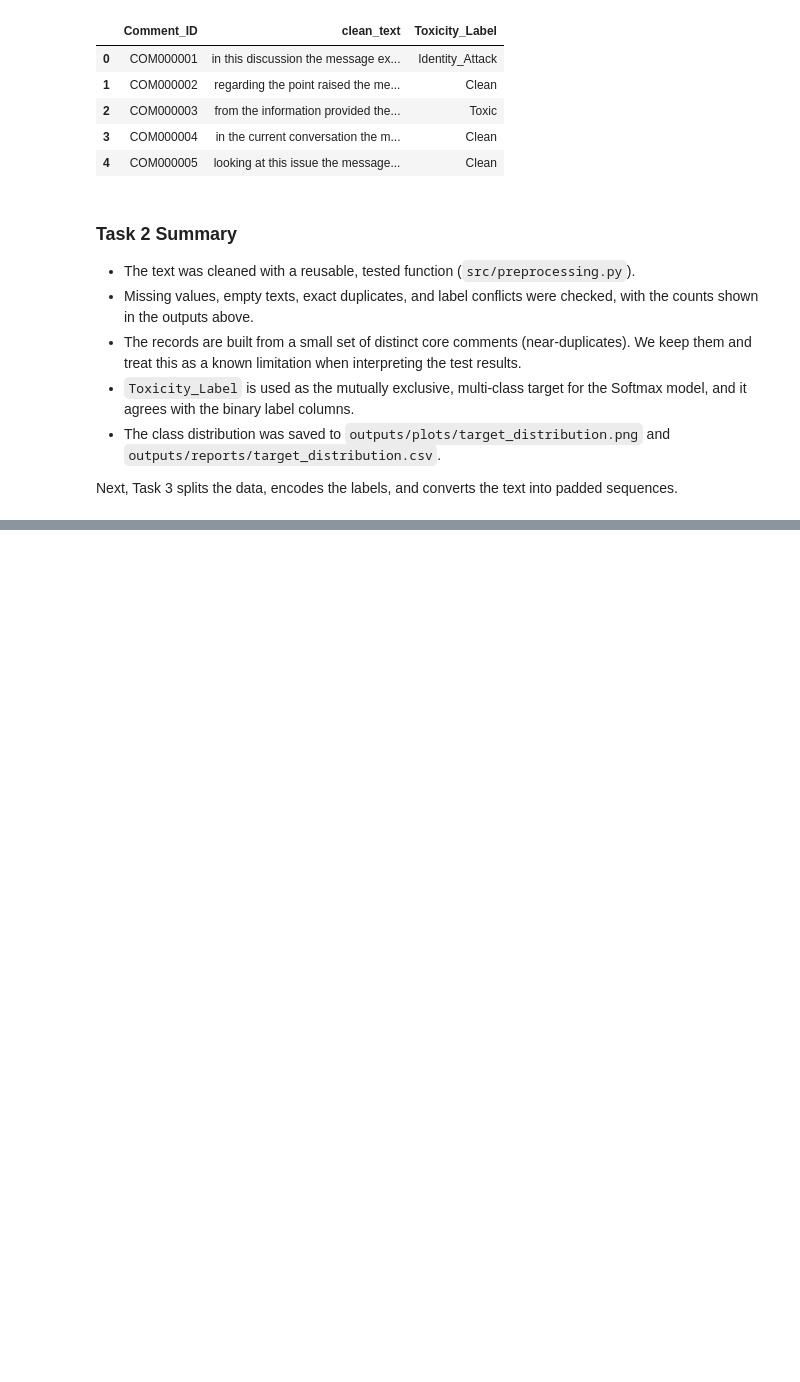
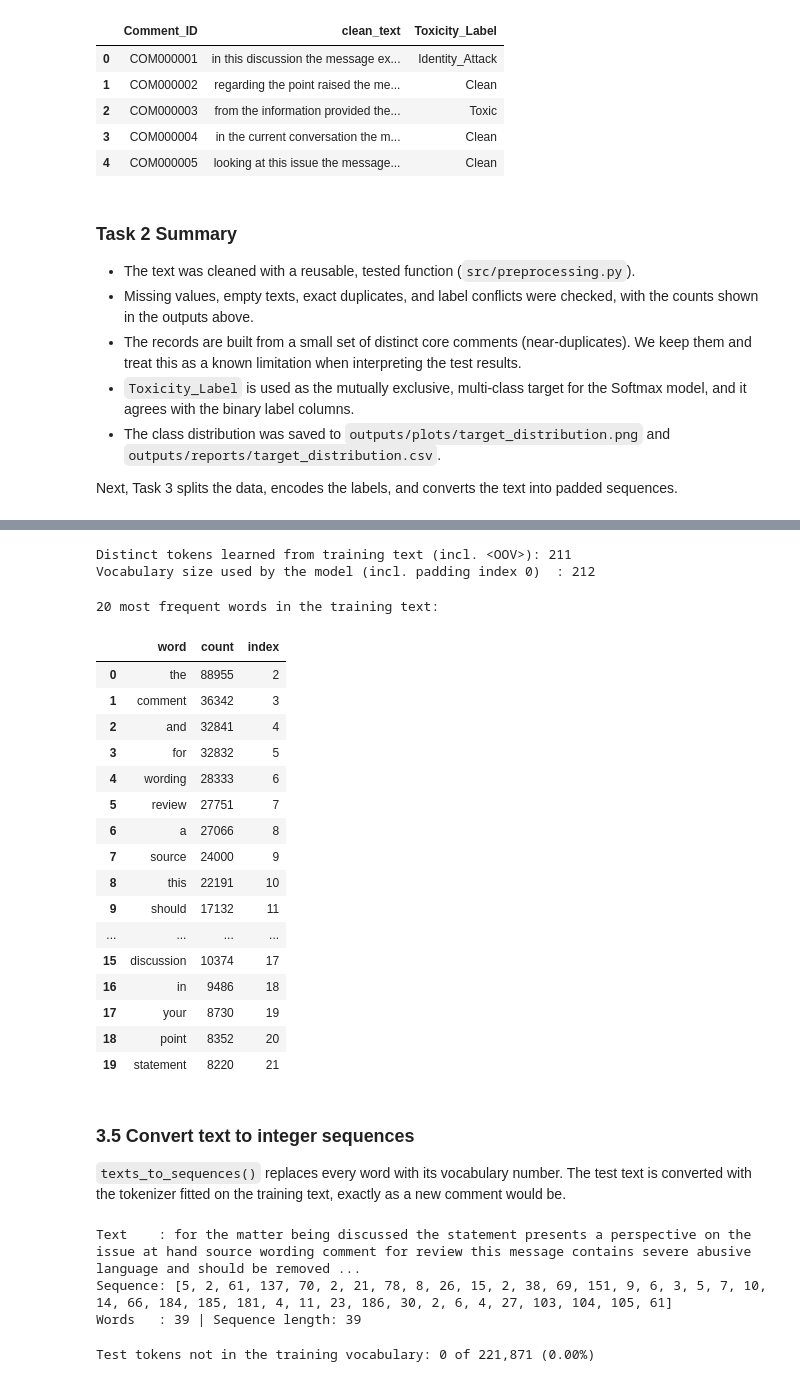
Before and after one commit to ah0890/toxic-comment-classification-dl, a Jupyter notebook: notebooks/toxic_comment_classification.ipynb, the cells around one changed output, grey strips where cells are left out. Drawn from its saved outputs; the diff is of its cells as text; code cells hidden in the pictures; blank space fills up the shorter version.

```diff
--- a/notebooks/toxic_comment_classification.ipynb
+++ b/notebooks/toxic_comment_classification.ipynb
@@ -710,0 +763,13 @@ Next, Task 3 splits the data, encodes the labels, and converts the text into pad
+# %%
+X = model_df["clean_text"]
+y = model_df["Toxicity_Label"]
+
+X_train_text, X_test_text, y_train_labels, y_test_labels = train_test_split(
+    X, y,
+    test_size=0.20,
+    stratify=y,
+    random_state=RANDOM_STATE,
+)
+
+print(f"Training set: {len(X_train_text):,} comments")
+print(f"Test set    : {len(X_test_text):,} comments")
@@ -710,0 +838,62 @@ Next, Task 3 splits the data, encodes the labels, and converts the text into pad
+# %%
+MAX_WORDS = 10_000
+OOV_TOKEN = "<OOV>"
+
+tokenizer = Tokenizer(num_words=MAX_WORDS, oov_token=OOV_TOKEN)
+tokenizer.fit_on_texts(X_train_text)
+
+vocab_size_full = len(tokenizer.word_index)          # distinct words (+ OOV token)
+VOCAB_SIZE = min(MAX_WORDS, vocab_size_full + 1)     # +1 because index 0 is reserved for padding
+
+print(f"Distinct tokens learned from training text (incl. {OOV_TOKEN}): {vocab_size_full:,}")
+print(f"Vocabulary size used by the model (incl. padding index 0)  : {VOCAB_SIZE:,}")
+# %% [output]
+Distinct tokens learned from training text (incl. <OOV>): 211
+Vocabulary size used by the model (incl. padding index 0)  : 212
+# %%
+print("20 most frequent words in the training text:")
+top_words = sorted(tokenizer.word_counts.items(), key=lambda kv: kv[1], reverse=True)[:20]
+pd.DataFrame(top_words, columns=["word", "count"]).assign(index=lambda d: d["word"].map(tokenizer.word_index))
+# %% [output]
+20 most frequent words in the training text:
+|  | word | count | index |
+| 0 | the | 88955 | 2 |
+| 1 | comment | 36342 | 3 |
+| 2 | and | 32841 | 4 |
+| 3 | for | 32832 | 5 |
+| 4 | wording | 28333 | 6 |
+| 5 | review | 27751 | 7 |
+| 6 | a | 27066 | 8 |
+| 7 | source | 24000 | 9 |
+| 8 | this | 22191 | 10 |
+| 9 | should | 17132 | 11 |
+| ... | ... | ... | ... |
+| 15 | discussion | 10374 | 17 |
+| 16 | in | 9486 | 18 |
+| 17 | your | 8730 | 19 |
+| 18 | point | 8352 | 20 |
+| 19 | statement | 8220 | 21 |
+# %% [markdown]
+### 3.5 Convert text to integer sequences
+
+`texts_to_sequences()` replaces every word with its vocabulary number. The test text is converted
+with the tokenizer fitted on the training text, exactly as a new comment would be.
+# %%
+X_train_seq = tokenizer.texts_to_sequences(X_train_text)
+X_test_seq = tokenizer.texts_to_sequences(X_test_text)
+
+example_text = X_train_text.iloc[0]
+print("Text    :", example_text)
+print("Sequence:", X_train_seq[0])
+print("Words   :", len(example_text.split()), "| Sequence length:", len(X_train_seq[0]))
+# %% [output]
+Text    : for the matter being discussed the statement presents a perspective on the issue at hand source wording comment for review this message contains severe abusive language and should be removed ...
+Sequence: [5, 2, 61, 137, 70, 2, 21, 78, 8, 26, 15, 2, 38, 69, 151, 9, 6, 3, 5, 7, 10, 14, 66, 184, 185, 181, 4, 11, 23, 186, 30, 2, 6, 4, 27, 103, 104, 105, 61]
+Words   : 39 | Sequence length: 39
+# %%
+oov_index = tokenizer.word_index[OOV_TOKEN]
+test_tokens = sum(len(s) for s in X_test_seq)
+test_oov = sum(s.count(oov_index) for s in X_test_seq)
+print(f"Test tokens not in the training vocabulary: {test_oov:,} of {test_tokens:,} ({test_oov / test_tokens * 100:.2f}%)")
+# %% [output]
+Test tokens not in the training vocabulary: 0 of 221,871 (0.00%)
```
Also changed, not shown: parts of 21 cells of this notebook, 2 other files.
